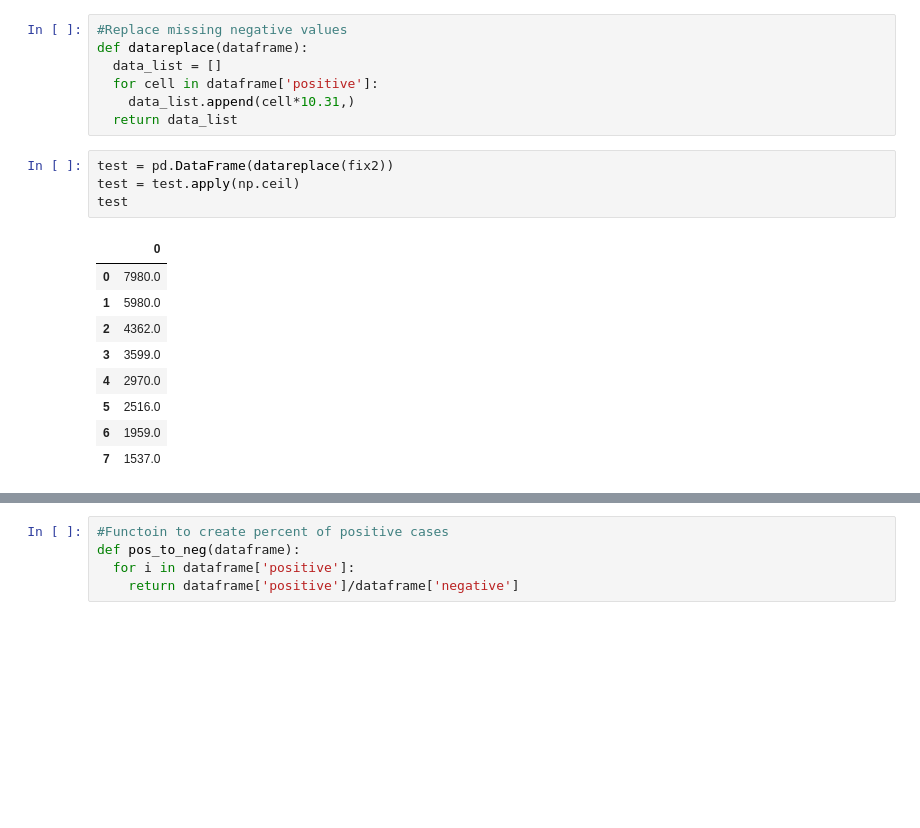
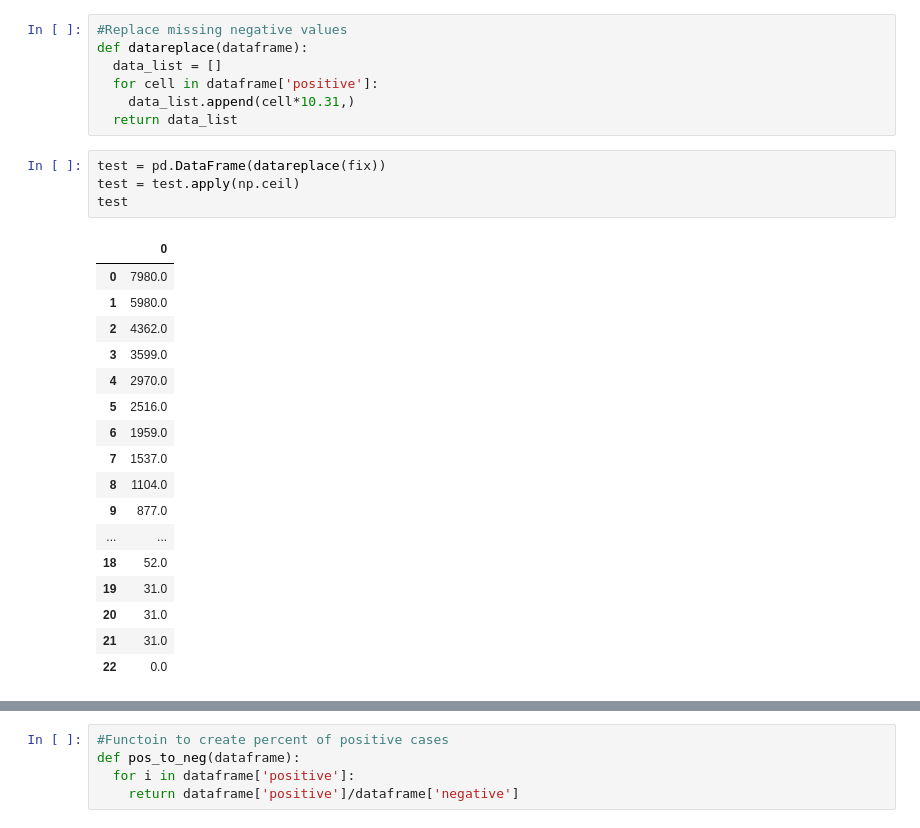
Before and after one commit to JoshuaHaga/Covid_19_sprint_1_buildwk, a Jupyter notebook: Covid_19_analysis.ipynb, the cells around one changed output, grey strips where cells are left out. Cells and saved outputs as stored; diff of their text form; blank space fills up the shorter version.

```diff
--- a/Covid_19_analysis.ipynb
+++ b/Covid_19_analysis.ipynb
@@ -465,17 +468,25 @@ def datareplace(dataframe):
     data_list.append(cell*10.31,)
   return data_list
 # %%
-test = pd.DataFrame(datareplace(fix2))
+test = pd.DataFrame(datareplace(fix))
 test = test.apply(np.ceil)
 test
 # %% [output]
 |  | 0 |
 | 0 | 7980.0 |
 | 1 | 5980.0 |
 | 2 | 4362.0 |
 | 3 | 3599.0 |
 | 4 | 2970.0 |
 | 5 | 2516.0 |
 | 6 | 1959.0 |
 | 7 | 1537.0 |
+| 8 | 1104.0 |
+| 9 | 877.0 |
+| ... | ... |
+| 18 | 52.0 |
+| 19 | 31.0 |
+| 20 | 31.0 |
+| 21 | 31.0 |
+| 22 | 0.0 |
 # %%
```
Also changed, not shown: parts of 19 cells of this notebook.
